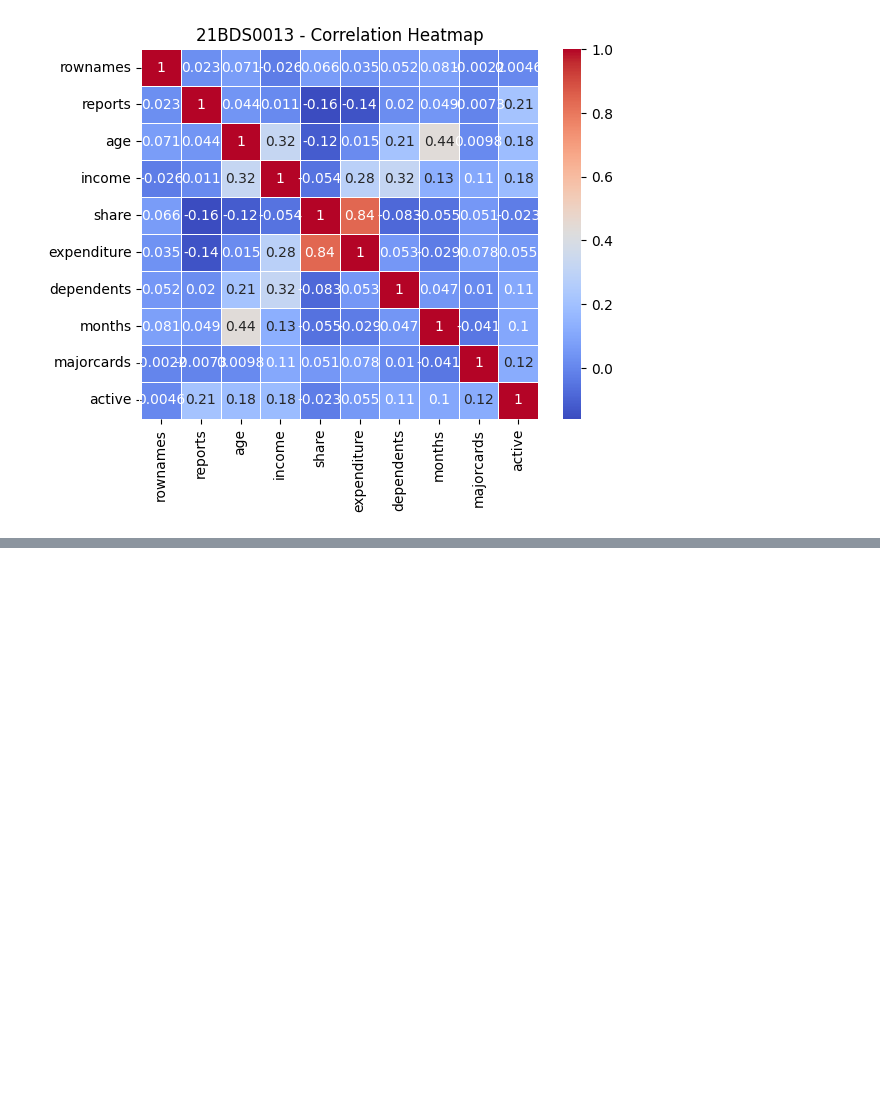
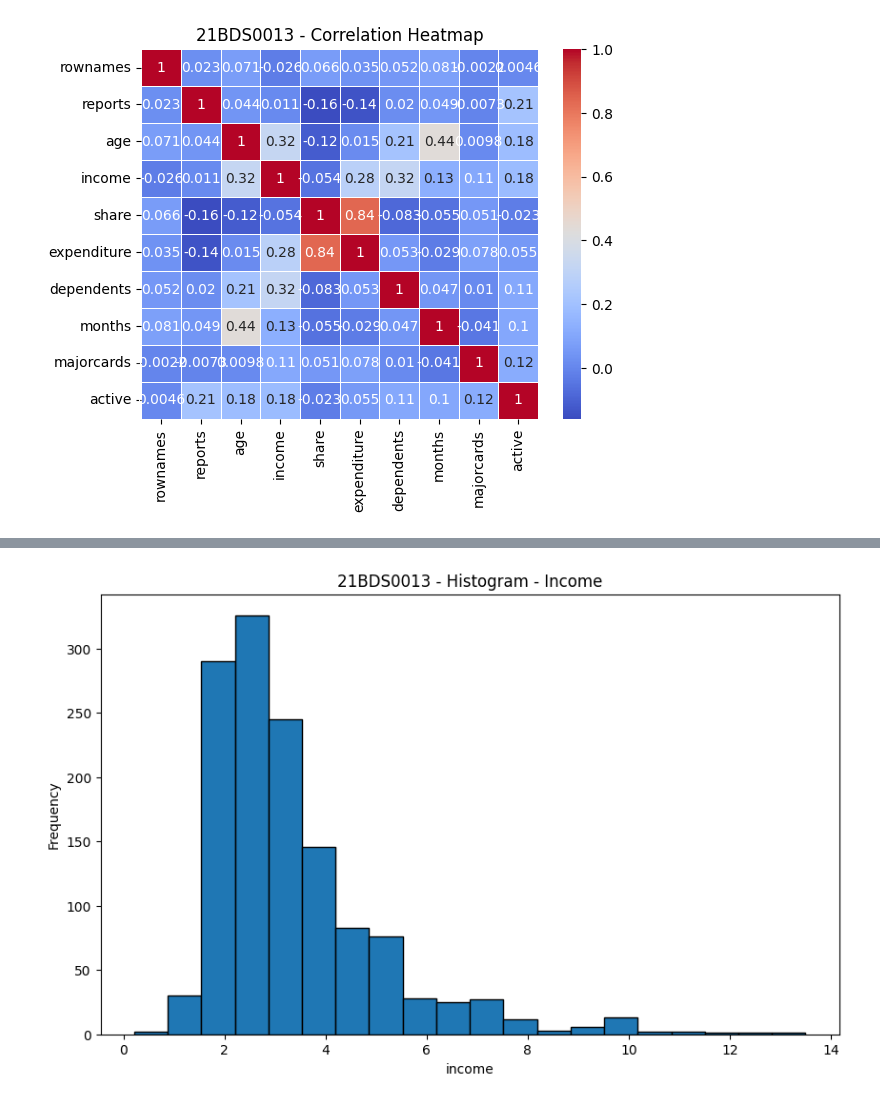
Before and after one commit to harshrjain/EDA, a Jupyter notebook: 21BDS0013.ipynb, the cells around one changed output, grey strips where cells are left out. Cells and saved outputs as stored; diff of their text form; code cells hidden in the pictures; blank space fills up the shorter version.

```diff
--- a/21BDS0013.ipynb
+++ b/21BDS0013.ipynb
@@ -545,0 +611,10 @@ plt.show()
+# %%
+#3. Histogram
+plt.figure(figsize=(10, 6))
+df[num_col].plot.hist(bins=20, edgecolor="black")
+plt.title("21BDS0013 - Histogram - Income")
+plt.xlabel(num_col)
+plt.ylabel("Frequency")
+plt.show()
+# %% [output]
+[figure, added]
```
Also changed, not shown: parts of 10 cells of this notebook.
